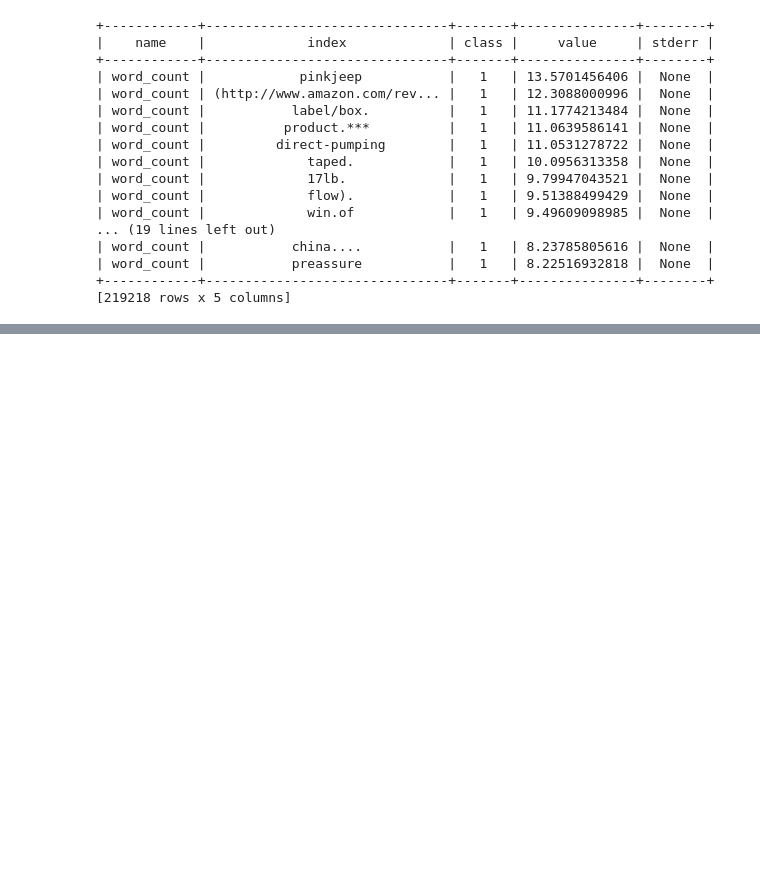
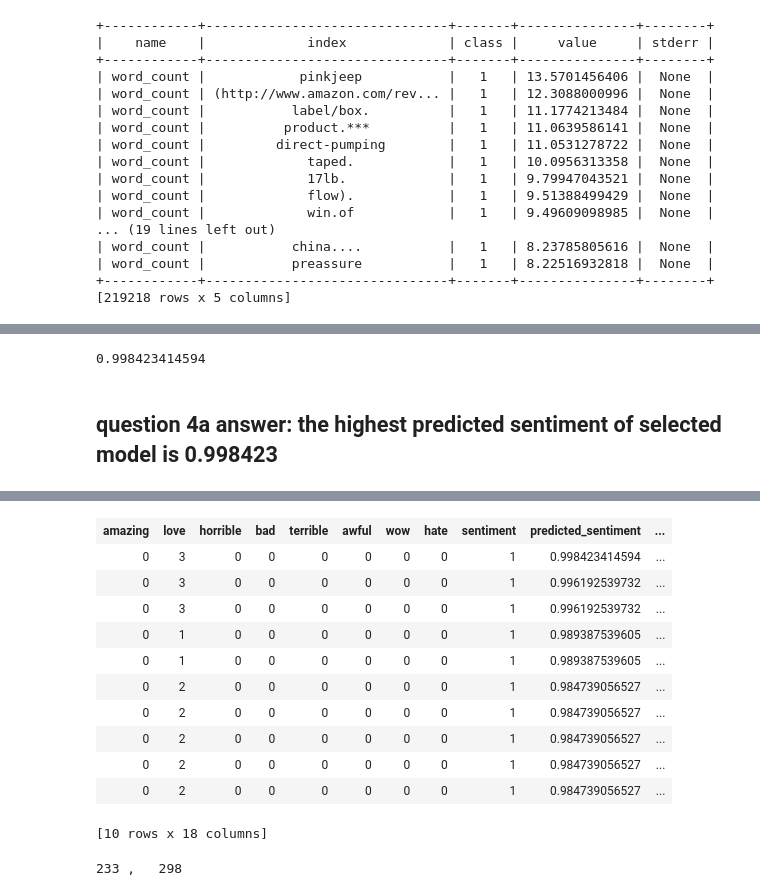
Before and after one commit to SYYoung/UW_MachineLearning, a Jupyter notebook: Course1/Week 3/Assg3.ipynb, the cells around one changed output, grey strips where cells are left out. Drawn from its saved outputs; the diff is of its cells as text; code cells hidden in the pictures; blank space fills up the shorter version.

```diff
--- a/Course1/Week 3/Assg3.ipynb
+++ b/Course1/Week 3/Assg3.ipynb
@@ -348,0 +408,2 @@ all_coefs.print_rows(num_rows=30)
+# %%
+diaper_champ_review = products[products['name']=='Baby Trend Diaper Champ']
@@ -348,0 +442,3 @@ all_coefs.print_rows(num_rows=30)
+# %%
+diaper_champ_review['predicted_sentiment'] = selected_words_model.predict(diaper_champ_review,
+                                                            output_type='probability')
@@ -348,0 +471,2 @@ all_coefs.print_rows(num_rows=30)
+# %%
+diaper_champ_review = diaper_champ_review.sort('predicted_sentiment', ascending=False)
@@ -348,0 +555,6 @@ all_coefs.print_rows(num_rows=30)
+# %%
+print diaper_champ_review['predicted_sentiment'].max()
+# %% [output]
+0.998423414594
+# %% [markdown]
+## question 4a answer: the highest predicted sentiment of selected model is 0.998423
@@ -348,0 +563,6 @@ all_coefs.print_rows(num_rows=30)
+# %%
+diaper_champ_review['predict_senti_all'] = all_words_model.predict(diaper_champ_review,
+                                                                  output_type='probability')
+# %%
+diaper_champ_review.head()
+# %% [output]
@@ -348,0 +580,12 @@ all_coefs.print_rows(num_rows=30)
+| amazing | love | horrible | bad | terrible | awful | wow | hate | sentiment | predicted_sentiment | ... |
+| 0 | 3 | 0 | 0 | 0 | 0 | 0 | 0 | 1 | 0.998423414594 | ... |
+| 0 | 3 | 0 | 0 | 0 | 0 | 0 | 0 | 1 | 0.996192539732 | ... |
+| 0 | 3 | 0 | 0 | 0 | 0 | 0 | 0 | 1 | 0.996192539732 | ... |
+| 0 | 1 | 0 | 0 | 0 | 0 | 0 | 0 | 1 | 0.989387539605 | ... |
+| 0 | 1 | 0 | 0 | 0 | 0 | 0 | 0 | 1 | 0.989387539605 | ... |
+| 0 | 2 | 0 | 0 | 0 | 0 | 0 | 0 | 1 | 0.984739056527 | ... |
+| 0 | 2 | 0 | 0 | 0 | 0 | 0 | 0 | 1 | 0.984739056527 | ... |
+| 0 | 2 | 0 | 0 | 0 | 0 | 0 | 0 | 1 | 0.984739056527 | ... |
+| 0 | 2 | 0 | 0 | 0 | 0 | 0 | 0 | 1 | 0.984739056527 | ... |
+| 0 | 2 | 0 | 0 | 0 | 0 | 0 | 0 | 1 | 0.984739056527 | ... |
+[10 rows x 18 columns]
@@ -348,0 +595,4 @@ all_coefs.print_rows(num_rows=30)
+# %%
+print len(extra_pred), ',  ', len(diaper_champ_review)
+# %% [output]
+233 ,   298
```
Also changed, not shown: parts of 24 cells of this notebook.
